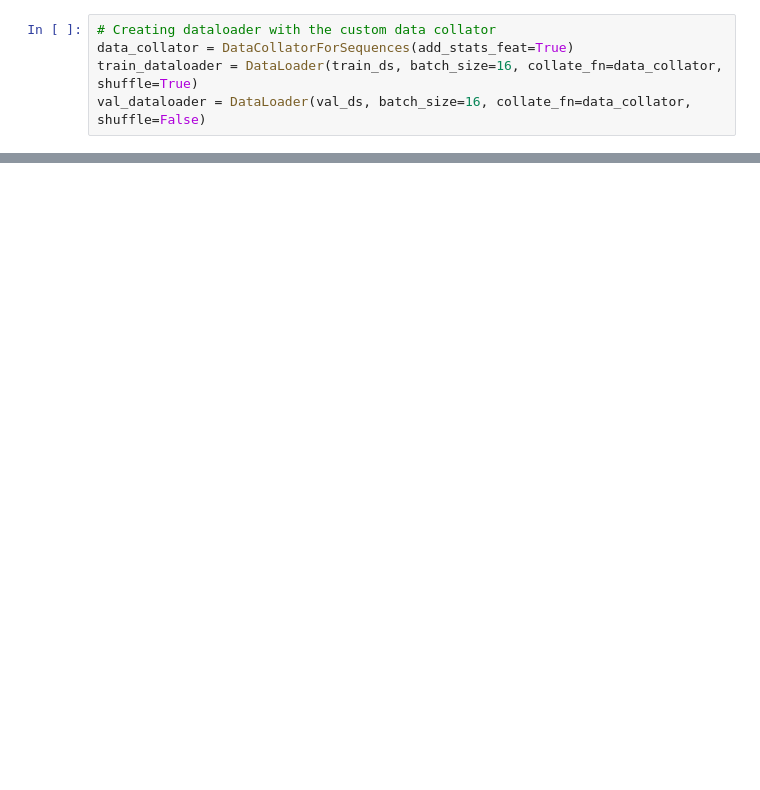
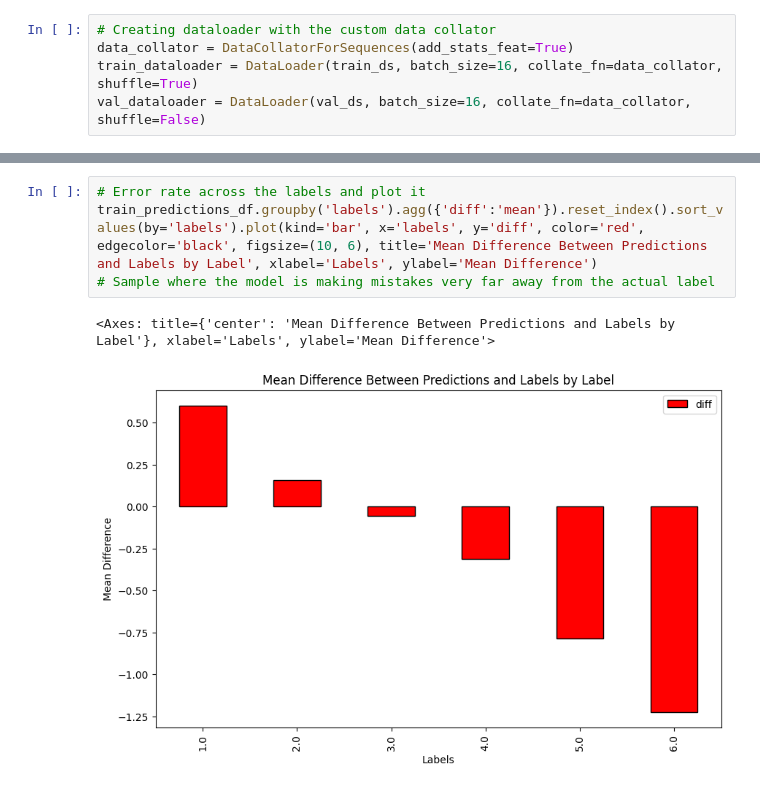
Before and after one commit to giridharmunagala/essay_scoring, a Jupyter notebook: stats_plus_dl_model.ipynb, the cells around one changed output, grey strips where cells are left out. Cells and saved outputs as stored; diff of their text form; blank space fills up the shorter version.

```diff
--- a/stats_plus_dl_model.ipynb
+++ b/stats_plus_dl_model.ipynb
@@ -242,0 +259,7 @@ tensor(2., device='cuda:0')
+# %%
+# Error rate across the labels and plot it
+train_predictions_df.groupby('labels').agg({'diff':'mean'}).reset_index().sort_values(by='labels').plot(kind='bar', x='labels', y='diff', color='red', edgecolor='black', figsize=(10, 6), title='Mean Difference Between Predictions and Labels by Label', xlabel='Labels', ylabel='Mean Difference')
+# Sample where the model is making mistakes very far away from the actual label
+# %% [output]
+<Axes: title={'center': 'Mean Difference Between Predictions and Labels by Label'}, xlabel='Labels', ylabel='Mean Difference'>
+[figure, added]
```
Also changed, not shown: parts of 37 cells of this notebook, 2 other files.
